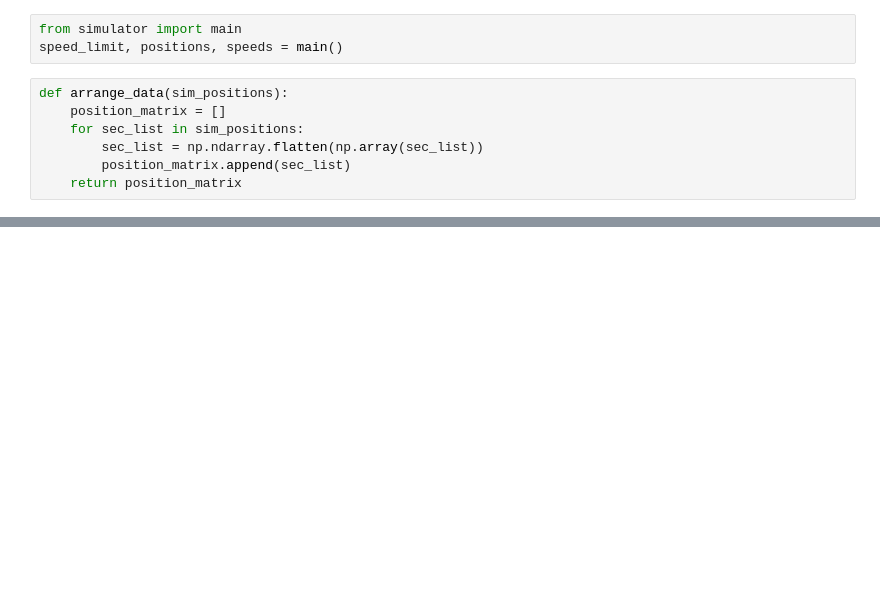
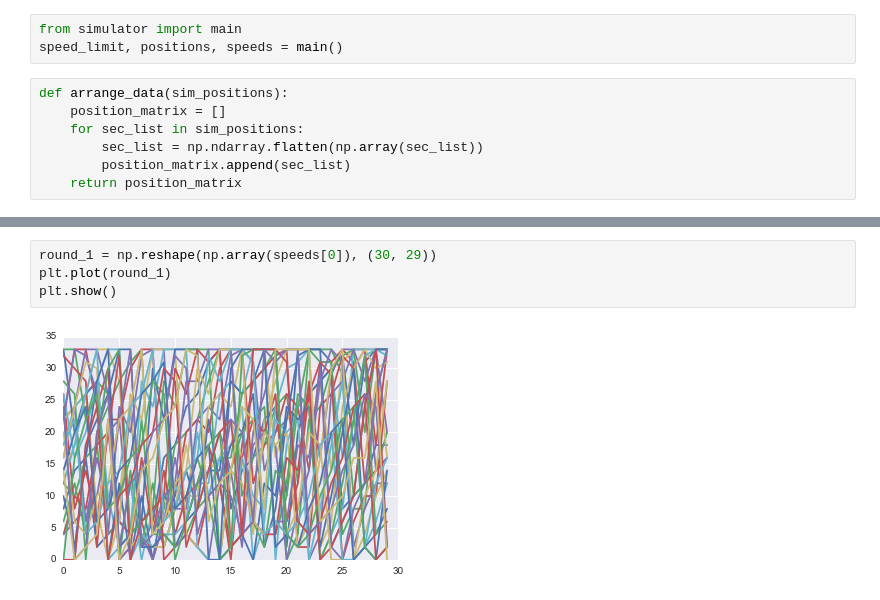
Before and after one commit to katjackson/traffic-simulation, a Jupyter notebook: Notebook Plots and Findings.ipynb, the cells around one changed output, grey strips where cells are left out. Drawn from its saved outputs; the diff is of its cells as text; blank space fills up the shorter version.

```diff
--- a/Notebook Plots and Findings.ipynb
+++ b/Notebook Plots and Findings.ipynb
@@ -94,0 +100,6 @@ plt.show()
+# %%
+round_1 = np.reshape(np.array(speeds[0]), (30, 29))
+plt.plot(round_1)
+plt.show()
+# %% [output]
+[figure, added]
```
Also changed, not shown: parts of 7 cells of this notebook.
